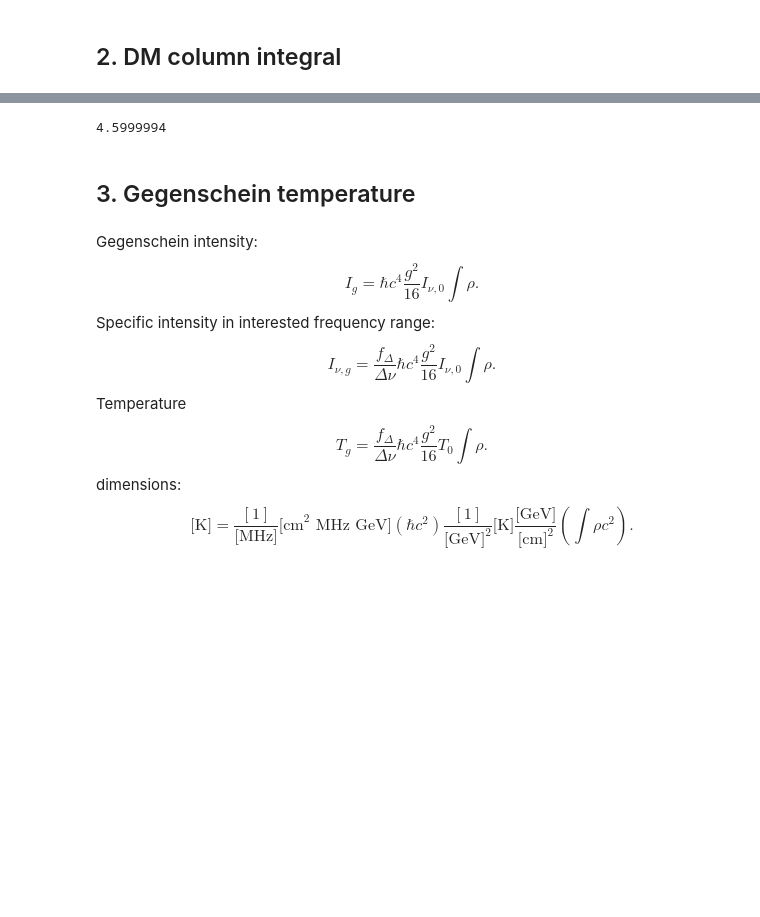
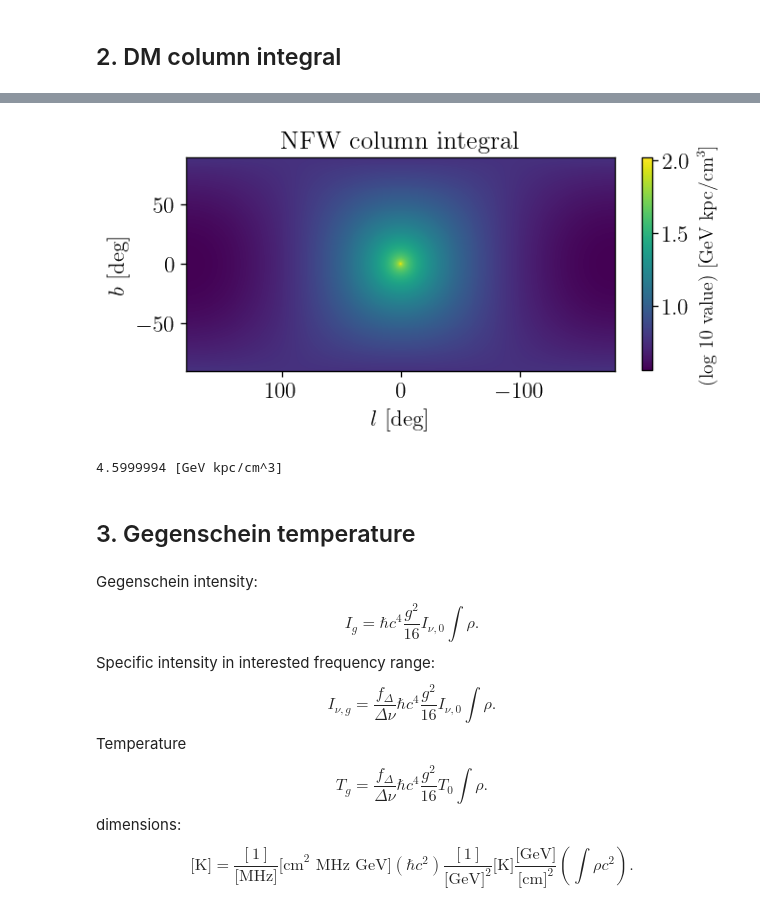
Before and after one commit to yitiansun/axion-mirror, a Jupyter notebook: notebook/CHIME_estimate.ipynb, the cells around one changed output, grey strips where cells are left out. Drawn from its saved outputs; the diff is of its cells as text; code cells hidden in the pictures; blank space fills up the shorter version.

```diff
--- a/estimates/full_sky_estimate.ipynb
+++ b/notebook/CHIME_estimate.ipynb
@@ -71,0 +62,3 @@ hp.mollview(rho_integral_map, norm='log', title='DM column integral',
+# %%
+%%time
+rho_integral_flat = rho_integral(lb_flat)
@@ -72,7 +68,16 @@ hp.mollview(rho_integral_map, norm='log', title='DM column integral',
+# %%
+fig, ax = plt.subplots()
+im = ax.imshow(jnp.log10(jnp.flip(rho_integral_flat.reshape(n_b_pix, n_l_pix))),
+          extent=(180, -180, -90, 90))
+ax.set(title='NFW column integral', xlabel=r'$l$ [deg]', ylabel=r'$b$ [deg]')
+cbar = fig.colorbar(im, ax=ax, shrink=0.6)
+cbar.set_label('(log 10 value) [GeV kpc/cm$^3$]', fontsize=12);
+# %% [output]
+[figure, added]
 # %%
-print(rho_integral_ref)
+print(rho_integral_ref, '[GeV kpc/cm^3]')
 # %% [output]
-4.5999994
+4.5999994 [GeV kpc/cm^3]
 # %% [markdown]
 ## 3. Gegenschein temperature
 # %% [markdown]
```
Also changed, not shown: parts of 20 cells of this notebook, 22 other files.
